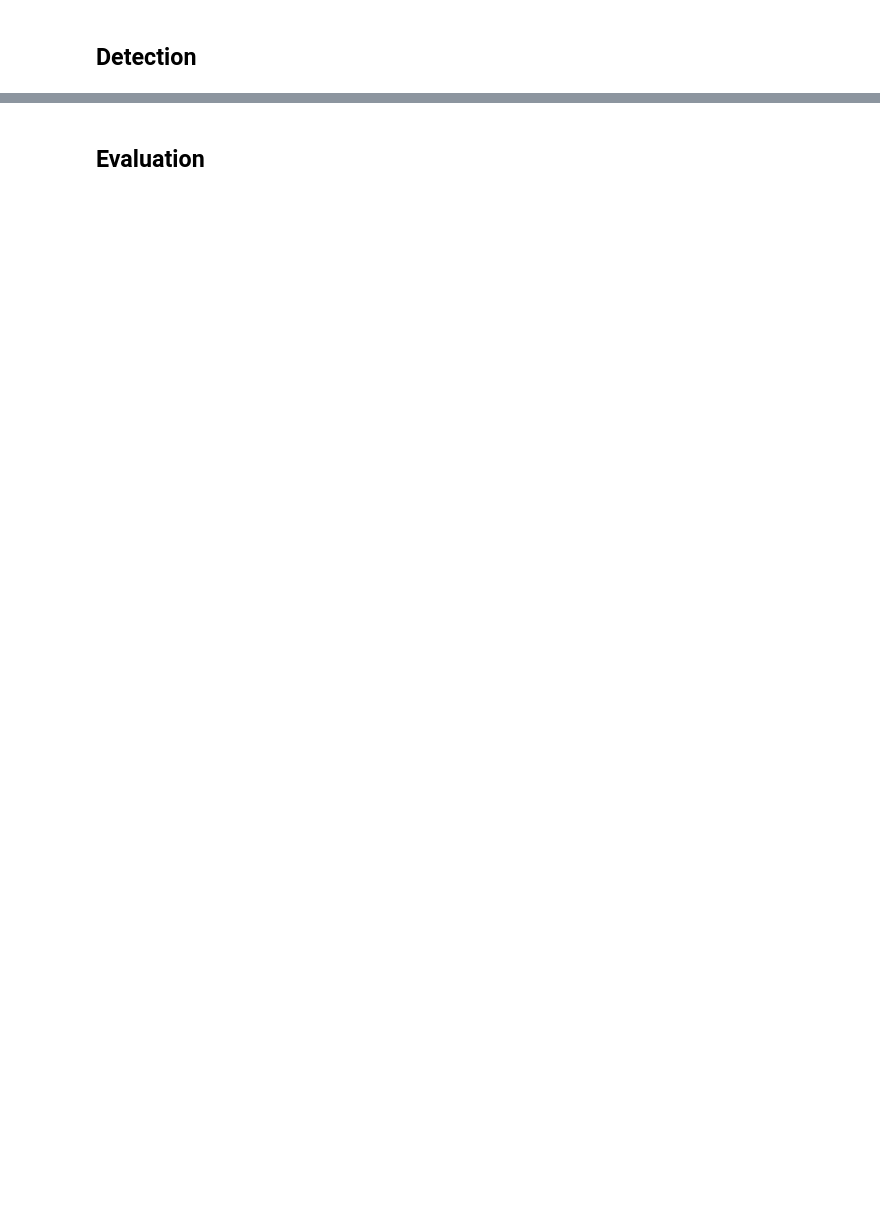
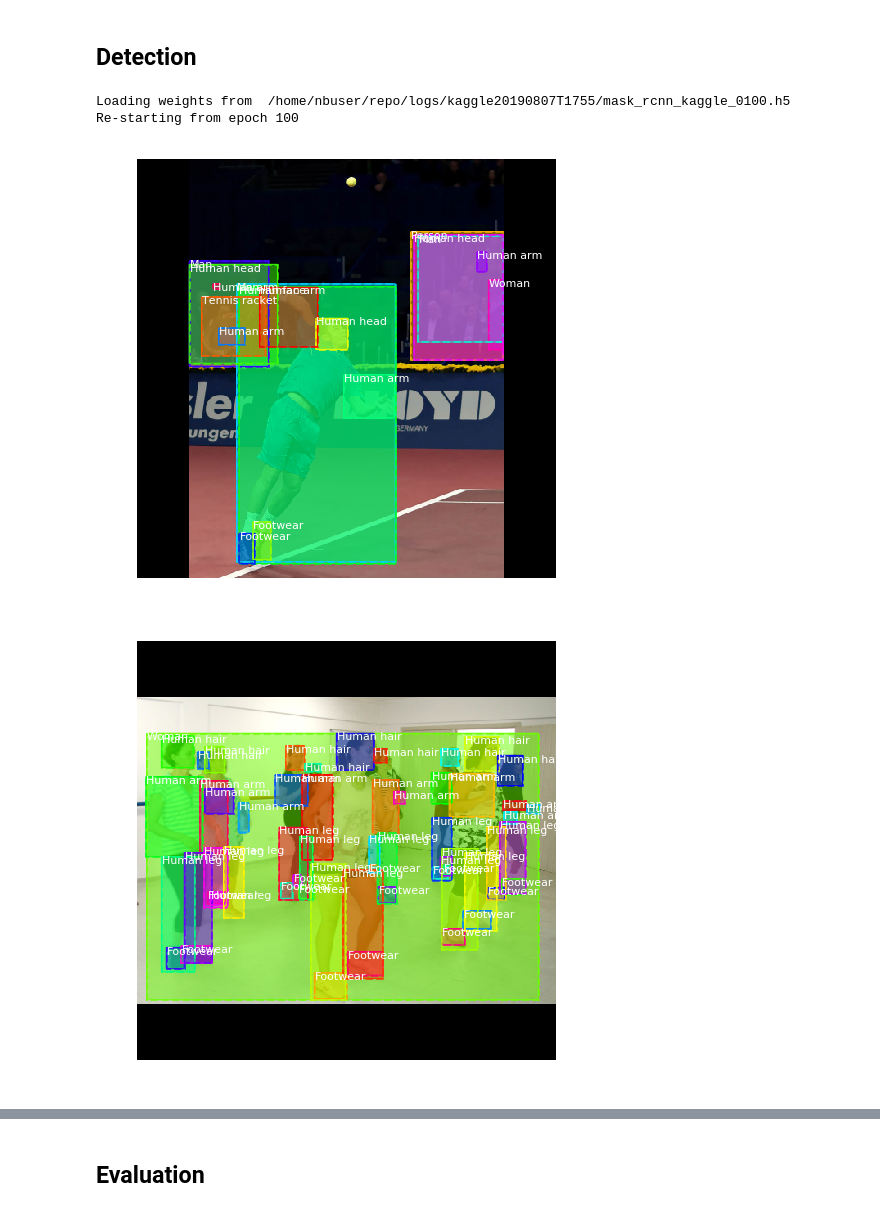
Before and after one commit to Tshort76/Mask_RCNN, a Jupyter notebook: samples/openimages2019/train_obj_det_gpu.ipynb, the cells around one changed output, grey strips where cells are left out. Drawn from its saved outputs; the diff is of its cells as text; code cells hidden in the pictures; blank space fills up the shorter version.

Commit message:
update train_obj_gpu notebook to load entire dataset faster and to allow inference

```diff
--- a/samples/openimages2019/train_obj_det_gpu.ipynb
+++ b/samples/openimages2019/train_obj_det_gpu.ipynb
@@ -173,7 +129,7 @@ class KaggleConfig(Config):
     IMAGES_PER_GPU = 2  # TODO how many can we use, authors had 2 for 12 GB, we have 32 GB so ...
 
     # Number of classes (including background)
-    NUM_CLASSES = 1 + len(classes_of_interest) #1 + len(class_descriptions)  # + 1 for background
+    NUM_CLASSES = 1 + len(class_descriptions)  # + 1 for background
 
     #TODO experiment with this
     # Use small images for faster training. Set the limits of the small side
@@ -309,14 +251,17 @@ class KaggleImageDataset(utils.Dataset):
 # %%
-val_paths = image_paths[image_paths['RelativePath'].str.contains('validation',regex=False)]
-train_paths = image_paths[image_paths['RelativePath'].str.contains('train',regex=False)]
+val_paths = annotated_image_paths[annotated_image_paths['RelativePath'].str.contains('validation',regex=False)]
+train_paths = annotated_image_paths[annotated_image_paths['RelativePath'].str.contains('train',regex=False)]
+
+val_grouped = val_paths.groupby('ImageID')
+train_grouped = train_paths.groupby('ImageID')
 
 # Training dataset
-dataset_train = KaggleImageDataset()
-dataset_train.load_kaggle_images(DATA_DIR, train_paths, classes_of_interest)
+dataset_train = FullKaggleImageDataset()
+dataset_train.load_kaggle_images(DATA_DIR, train_grouped)
 dataset_train.prepare()
 
 # Validation dataset
-dataset_val = KaggleImageDataset()
-dataset_val.load_kaggle_images(DATA_DIR, val_paths, classes_of_interest)
+dataset_val = FullKaggleImageDataset()
+dataset_val.load_kaggle_images(DATA_DIR, val_grouped)
 dataset_val.prepare()
 # %%
@@ -373,7 +307,7 @@ Train in two stages:
 # which layers to train by name pattern.
 model.train(dataset_train, dataset_val,
             learning_rate=config.LEARNING_RATE,
-            epochs=2,
+            epochs=100,
             layers='heads')
 # %% [output]
 Starting at epoch 0. LR=0.001
@@ -411,9 +345,10 @@ model.train(dataset_train, dataset_val,
 # %% [markdown]
 ## Detection
 # %%
-class InferenceConfig(ShapesConfig):
+class InferenceConfig(KaggleConfig):
     GPU_COUNT = 1
-    IMAGES_PER_GPU = 1
+    IMAGES_PER_GPU = 2
+    BATCH_SIZE = 10
 
 inference_config = InferenceConfig()
 
@@ -430,19 +365,23 @@ model_path = model.find_last()
 # Load trained weights
 print("Loading weights from ", model_path)
 model.load_weights(model_path, by_name=True)
+# %% [output]
+Loading weights from  /home/nbuser/repo/logs/kaggle20190807T1755/mask_rcnn_kaggle_0100.h5
+Re-starting from epoch 100
 # %%
-# Test on a random image
-image_id = random.choice(dataset_val.image_ids)
-original_image, image_meta, gt_class_id, gt_bbox, gt_mask =\
-    modellib.load_image_gt(dataset_val, inference_config,
-                           image_id, use_mini_mask=False)
+#test on a few random images
+image_ids = np.random.choice(dataset_val.image_ids, inference_config.BATCH_SIZE)
 
-log("original_image", original_image)
-log("image_meta", image_meta)
-log("gt_class_id", gt_class_id)
-log("gt_bbox", gt_bbox)
-log("gt_mask", gt_mask)
+images = []
 
-visualize.display_instances(original_image, gt_bbox, gt_mask, gt_class_id,
+for iid in image_ids:
+    original_image, image_meta, gt_class_id, gt_bbox, gt_mask = modellib.load_image_gt(dataset_val, inference_config, iid, use_mini_mask=False)
+
+    visualize.display_instances(original_image, gt_bbox, gt_mask, gt_class_id,
                             dataset_train.class_names, figsize=(8, 8))
+
+    images.append(original_image)
+# %% [output]
+[figure, added]
+[figure, added]
 # %%
```
Also changed, not shown: parts of 16 cells of this notebook.
